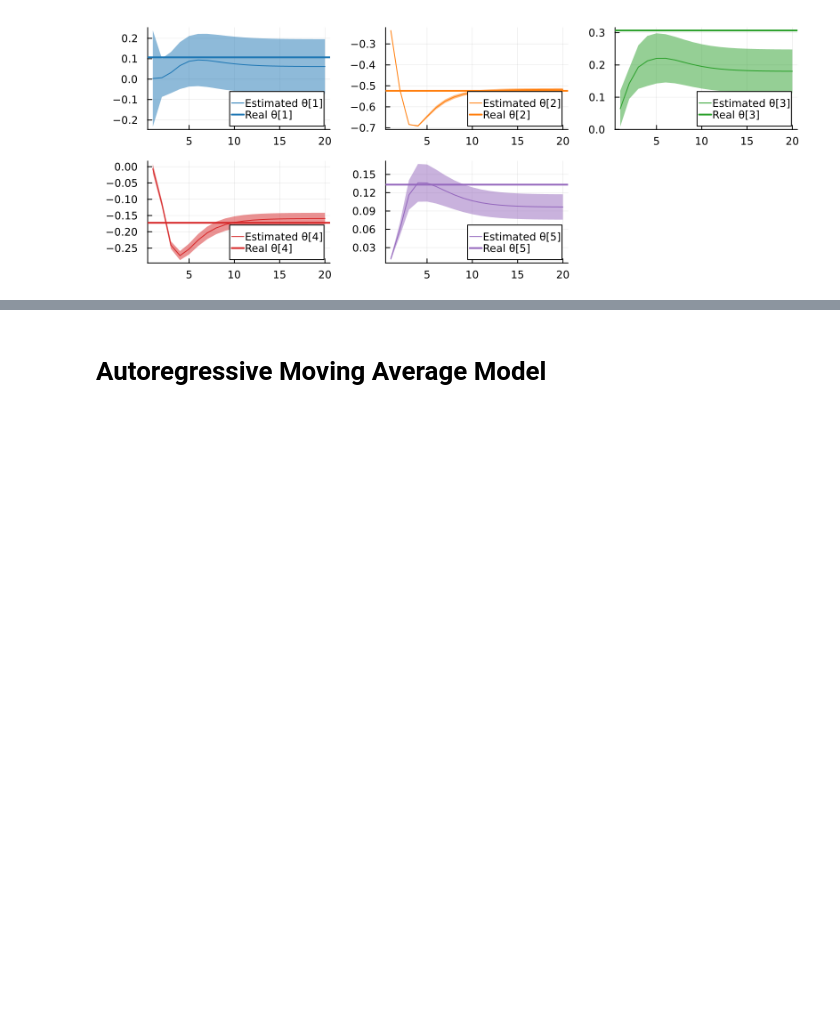
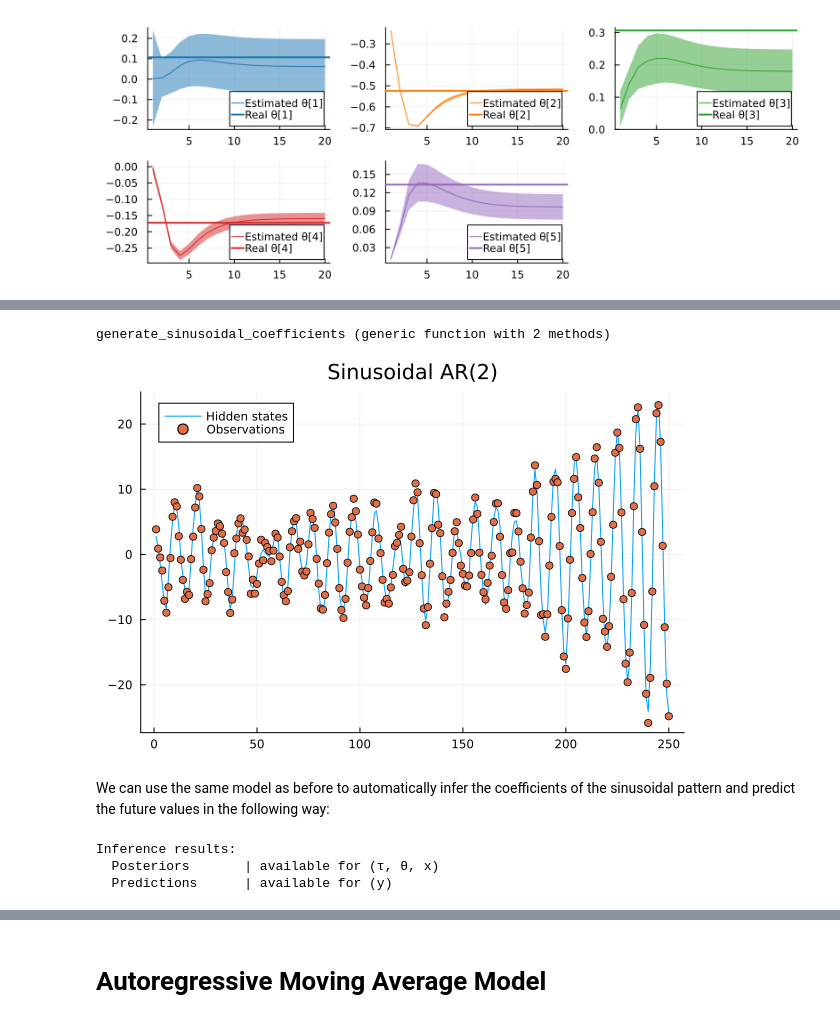
Before and after one commit to ReactiveBayes/RxInferExamples.jl, a Jupyter notebook: examples/Problem Specific/Autoregressive Models/Autoregressive Models.ipynb, the cells around one changed output, grey strips where cells are left out. Cells and saved outputs as stored; diff of their text form; code cells hidden in the pictures; blank space fills up the shorter version.

Commit message:
add example with predictions

```diff
--- a/examples/Problem Specific/Autoregressive Models/Autoregressive Models.ipynb
+++ b/examples/Problem Specific/Autoregressive Models/Autoregressive Models.ipynb
@@ -66,7 +66,7 @@ coefs_ar_5 = [0.10699399235785655, -0.5237303489793305, 0.3068897071844715, -0.1
 The coefficients we've selected aren't arbitrary - they're carefully chosen to ensure stability in our autoregressive processes. In signal processing and time series analysis, _stable poles_ refer to coefficients that keep the AR process from exploding or diverging over time. Mathematically, this means that the roots of the AR characteristic polynomial must lie inside the unit circle in the complex plane.
 For example, in a first-order AR model where $x_t = \theta x_{t-1} + \varepsilon_t$, we need $|\theta| < 1$ to ensure stability. For higher-order models, the constraints become more complex, but the principle remains the same: without stability, our models would produce unrealistic, explosive behavior.
 # %%
-function generate_synthetic_dataset(; n, θ, γ = 1.0, τ = 1.0, rng = StableRNG(42))
+function generate_synthetic_dataset(; n, θ, γ = 1.0, τ = 1.0, rng = StableRNG(42), states1 = randn(rng, length(θ)))
     order = length(θ)
 
     # Convert precision parameters to standard deviation
@@ -78,7 +78,7 @@ function generate_synthetic_dataset(; n, θ, γ = 1.0, τ = 1.0, rng = StableRNG
 
     # `NormalMeanPrecision` is exported by `RxInfer.jl`
     # and is a part of `ExponentialFamily.jl`
-    states[1]       = randn(rng, order)
+    states[1]       = states1
     observations[1] = rand(rng, NormalMeanPrecision(states[1][1], γ))
 
     for i in 2:(n + 3order)
@@ -281,0 +294,46 @@ plot(pθ..., size = (800, 300), legend = :bottomright)
+# %%
+function generate_sinusoidal_coefficients(; f)
+    a1 = 2cos(2pi*f)
+    a2 = -1
+    return [a1, a2]
+end
+# %% [output]
+generate_sinusoidal_coefficients (generic function with 2 methods)
+# %%
+# Generate coefficients
+predictions_coefficients = generate_sinusoidal_coefficients(f = 0.1)
+
+# Generate dataset
+predictions_dataset = generate_synthetic_dataset(n = 250, θ = predictions_coefficients, τ = 1.0, γ = 1.0)
+
+# Plot dataset
+plot_synthetic_dataset(dataset = predictions_dataset, title = "Sinusoidal AR(2)")
+# %% [output]
+[figure, added]
+# %% [markdown]
+We can use the same model as before to automatically infer the coefficients of the sinusoidal pattern and predict the future values in the following way:
+# %%
+number_of_predictions = 100
+
+predictions_states, predictions_observations = predictions_dataset
+
+predictions_observations_with_predictions = vcat(
+    predictions_observations,
+    [ missing for _ in 1:number_of_predictions ]
+)
+
+predictions_result = infer(
+    model          = lar_multivariate(order = 2, γ = 1.0),
+    data           = (y = predictions_observations_with_predictions, ),
+    constraints    = ar_constraints(),
+    meta           = ar_meta(2),
+    initialization = ar_init(2),
+    options        = (limit_stack_depth = 500, ),
+    returnvars     = (x = KeepLast(), τ = KeepEach(), θ = KeepEach()),
+    free_energy    = false,
+    iterations     = 20
+)
+# %% [output]
+Inference results:
+  Posteriors       | available for (τ, θ, x)
+  Predictions      | available for (y)
```
Also changed, not shown: parts of 14 cells of this notebook.
